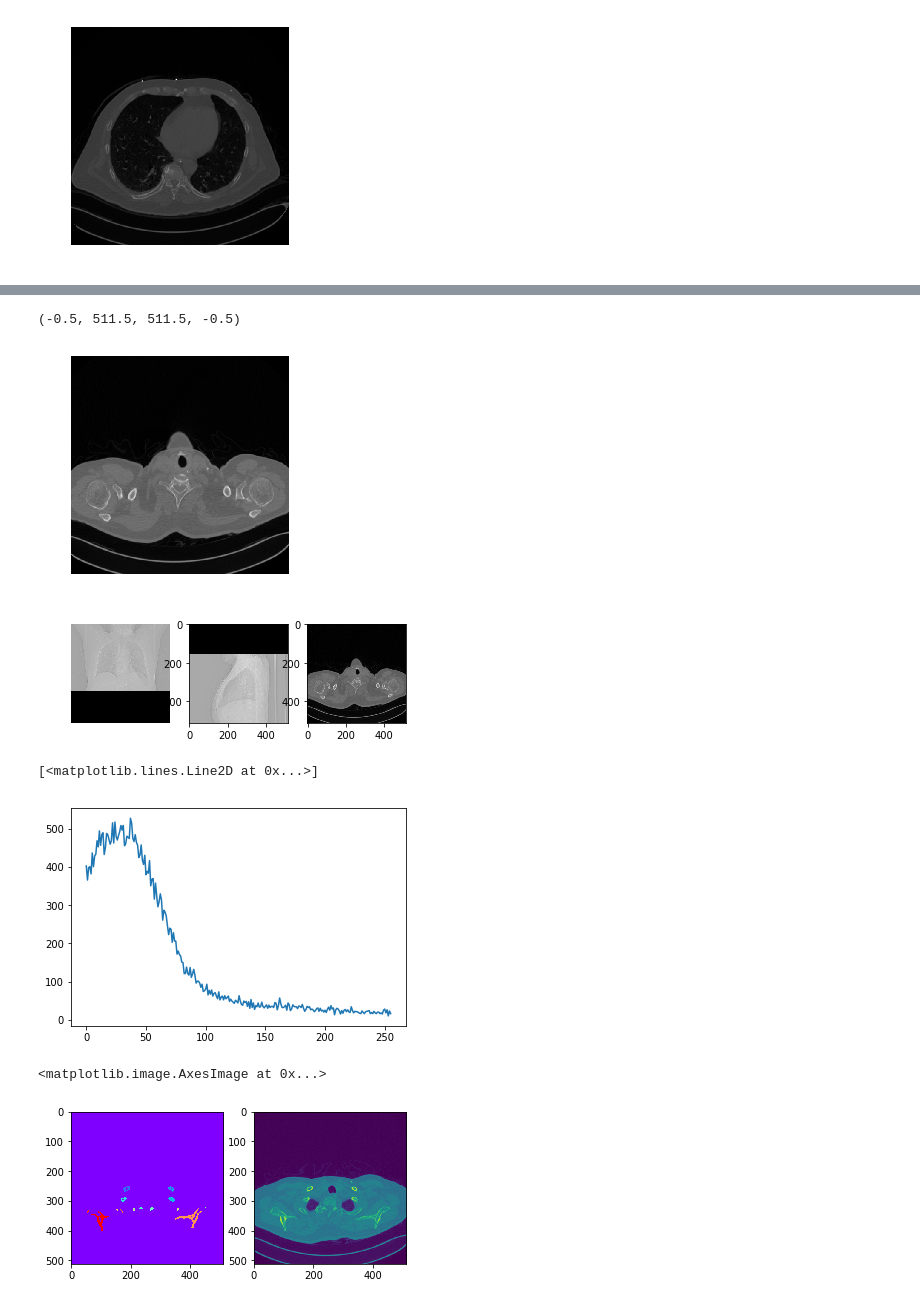
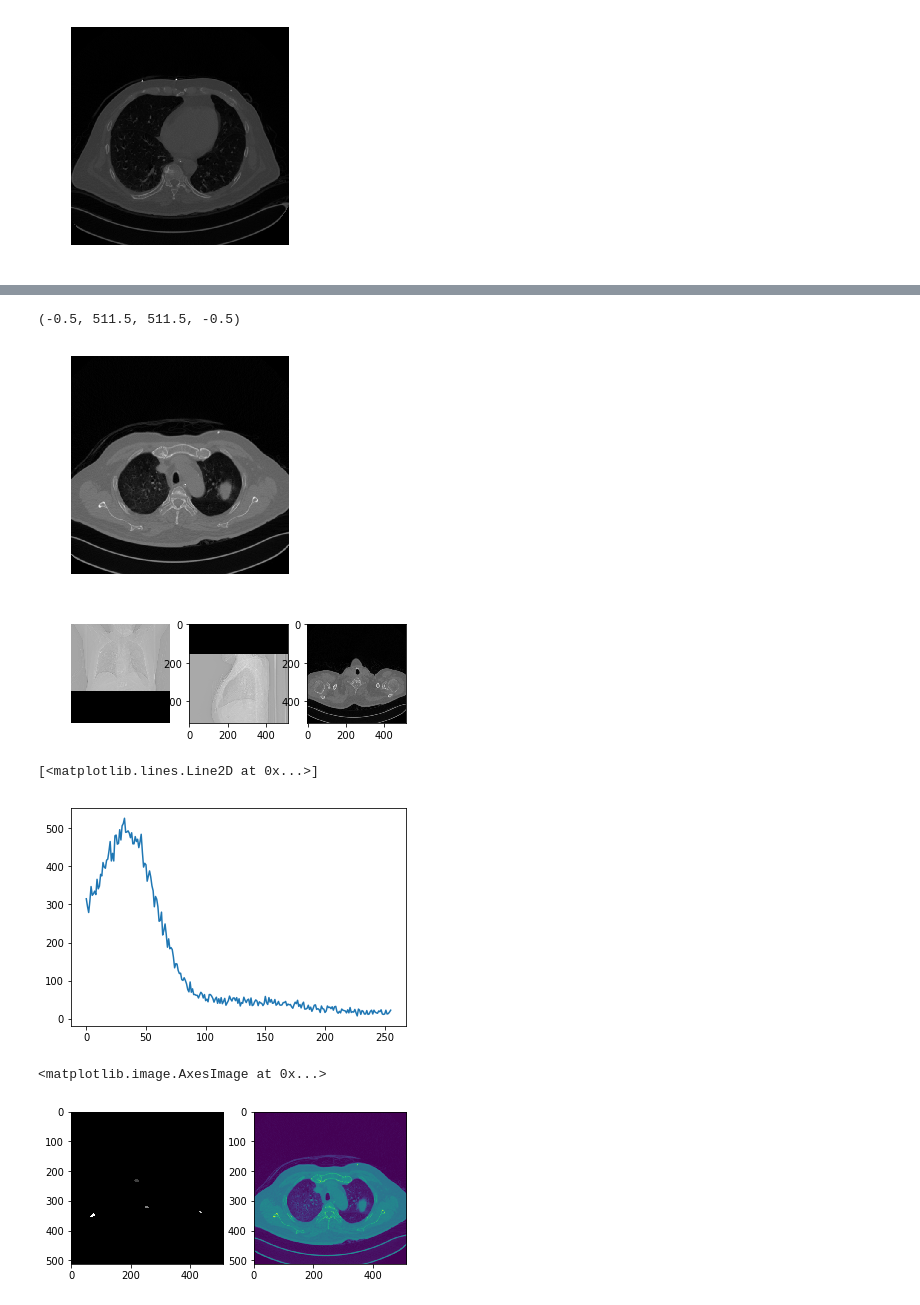
Before and after one commit to Maen1/lung_cancer_segmentation, a Jupyter notebook: image_io.ipynb, the cells around one changed output, grey strips where cells are left out. Cells and saved outputs as stored; diff of their text form; code cells hidden in the pictures.

```diff
--- a/image_io.ipynb
+++ b/image_io.ipynb
@@ -28,9 +28,9 @@ Reading DICOM (loading data): 12/540  (2.239/540  (7.268/540  (12.6%97/540  (18.
 # %%
-plt.imshow(vol[2][0], cmap='gray')
+plt.imshow(vol[2][150], cmap='gray')
 plt.axis('off')
 # %% [output]
 (-0.5, 511.5, 511.5, -0.5)
-[figure, old version]
+[figure, new version]
 # %%
 fig, axes = plt.subplots(nrows=1,
 ncols=3)
@@ -44,21 +44,21 @@ for ax in axes:
 # %% [output]
 [figure]
 # %%
-im = vol[2][59]
+im = vol[2][150]
 hist = ndi.histogram(im, min=0, max=255, bins=256)
 plt.plot(hist)
 # %% [output]
 [<matplotlib.lines.Line2D at 0x...>]
-[figure, old version]
+[figure, new version]
 # %%
-filt = ndi.gaussian_filter(im, sigma=2)
+filt = ndi.gaussian_filter(im, sigma=4)
 mask = filt > 300
 labels, nlabels = ndi.label(mask)
 # %%
 fig, axes = plt.subplots(1, 2, sharex=True)
-axes[0].imshow(labels, cmap='rainbow')
+axes[0].imshow(labels, cmap='gray')
 axes[1].imshow(im)
 # %% [output]
 <matplotlib.image.AxesImage at 0x...>
-[figure, old version]
+[figure, new version]
 # %%
```
Also changed, not shown: parts of 7 cells of this notebook, 4 other files.
